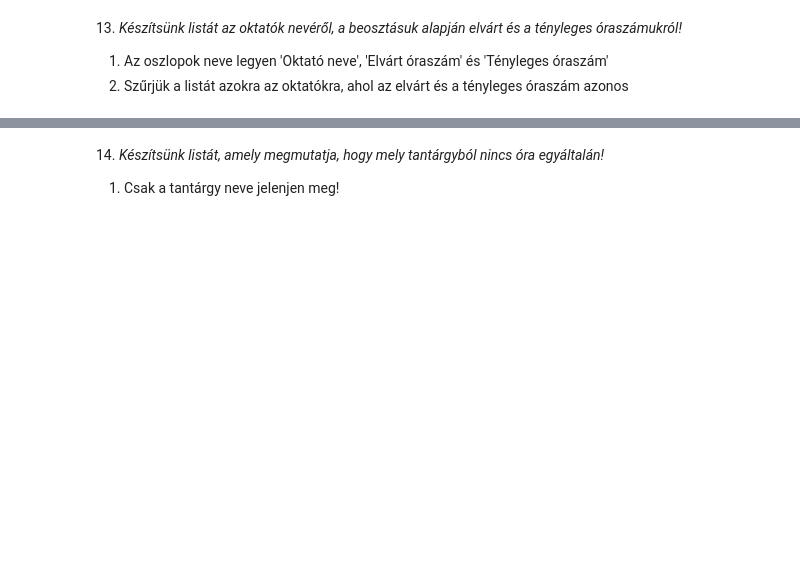
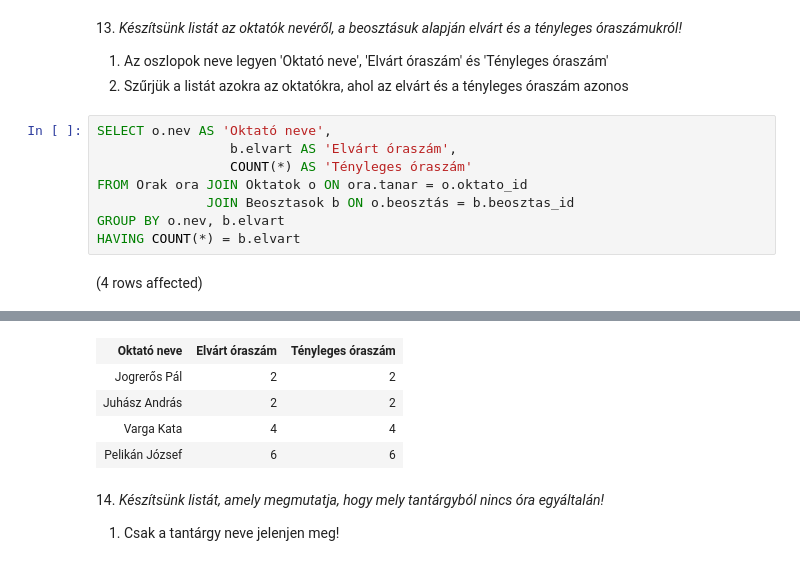
Before and after one commit to KedvesAnita/Adat, a Jupyter notebook: gyakorlat03_feladatok.ipynb, the cells around one changed output, grey strips where cells are left out. Saved outputs shown, nothing was run; the diff lists cells and outputs as text; blank space fills up the shorter version.

```diff
--- a/gyakorlat03_feladatok.ipynb
+++ b/gyakorlat03_feladatok.ipynb
@@ -250,3 +293,13 @@ Az oszlopokat nevezzük el értelemszerűen!
 
 1. Az oszlopok neve legyen 'Oktató neve', 'Elvárt óraszám' és 'Tényleges óraszám'
 2. Szűrjük a listát azokra az oktatókra, ahol az elvárt és a tényleges óraszám azonos
+# %%
+SELECT o.nev AS 'Oktató neve',
+                 b.elvart AS 'Elvárt óraszám',
+                 COUNT(*) AS 'Tényleges óraszám'
+FROM Orak ora JOIN Oktatok o ON ora.tanar = o.oktato_id
+			  JOIN Beosztasok b ON o.beosztás = b.beosztas_id
+GROUP BY o.nev, b.elvart
+HAVING COUNT(*) = b.elvart
+# %% [output]
+(4 rows affected)
@@ -253,3 +307,8 @@ Az oszlopokat nevezzük el értelemszerűen!
+| Oktató neve | Elvárt óraszám | Tényleges óraszám |
+| Jogrerős Pál | 2 | 2 |
+| Juhász András | 2 | 2 |
+| Varga Kata | 4 | 4 |
+| Pelikán József | 6 | 6 |
 # %% [markdown]
 14. _Készítsünk listát, amely megmutatja, hogy mely tantárgyból nincs óra egyáltalán!_
 
```
Also changed, not shown: parts of 6 cells of this notebook, 1 other file.
